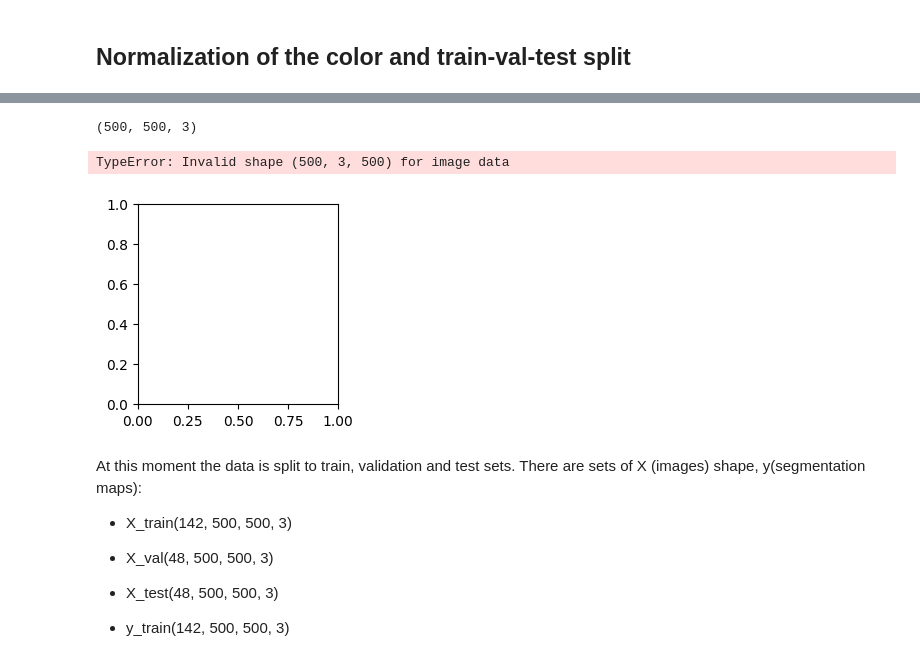
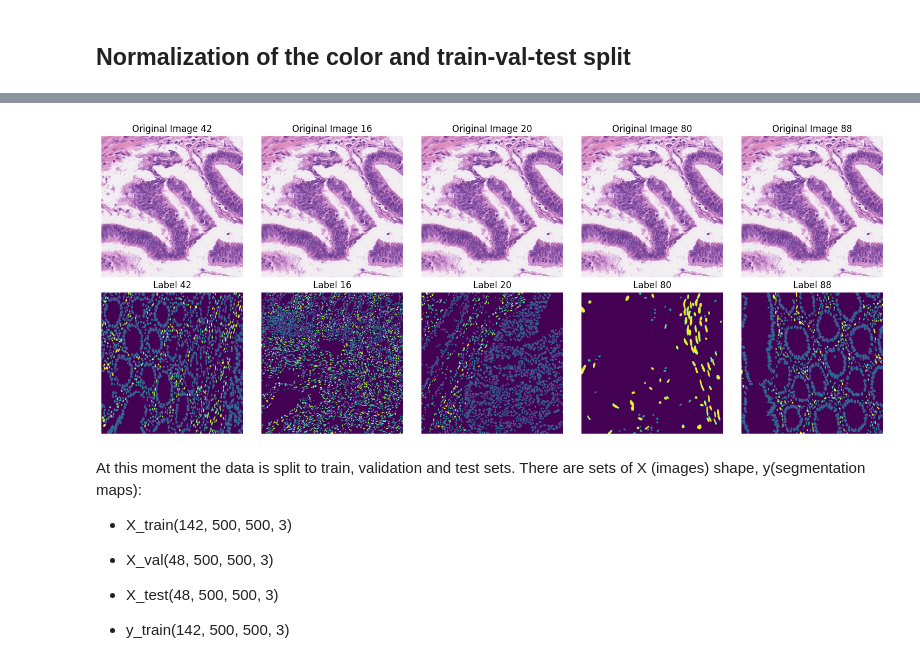
Before and after one commit to xnagya/NSIETE, a Jupyter notebook: zadanie2/EDA+data_preprocessing.ipynb, the cells around one changed output, grey strips where cells are left out. Saved outputs shown, nothing was run; the diff lists cells and outputs as text; code cells hidden in the pictures.

```diff
--- a/zadanie2/EDA+data_preprocessing.ipynb
+++ b/zadanie2/EDA+data_preprocessing.ipynb
@@ -354,39 +381,36 @@ Xshape torch.Size([238, 3, 500, 500])
 # Split the dataset into train, validation, and test sets
 test_size = 30 / 238
 val_size = 30 / 238
 train_size = 1 - (test_size + val_size)
 X_train_val, X_test, y_train_val, y_test = train_test_split(X_norm, y, test_size=test_size, random_state=42)
 X_train, X_val, y_train, y_val = train_test_split(X_train_val, y_train_val, test_size=val_size/(test_size+val_size), random_state=42)
 
 # Define the number of samples to visualize
 num_samples = 5
 
 # Select random indices from the dataset
 indices = np.random.choice(len(X_train), num_samples, replace=False)
 
 # Plot the original images and their corresponding labels
 plt.figure(figsize=(15, 6))
 for i, idx in enumerate(indices):
     # Plot the original image
     plt.subplot(2, num_samples, i + 1)
     # Transpose the numpy array to match the expected format for imshow
-    print(image.shape)
-    plt.imshow(image.transpose((0, 2, 1)))
+    plt.imshow(image)
     plt.title(f'Original Image {idx}')
     plt.axis('off')
 
     # Plot the corresponding label
     plt.subplot(2, num_samples, num_samples + i + 1)
-    plt.imshow(y_train[idx].transpose((0, 2, 1)), cmap='viridis')
+    plt.imshow(y_train[idx], cmap='viridis')
     plt.title(f'Label {idx}')
     plt.axis('off')
 
 plt.tight_layout()
 plt.show()
 # %% [output]
-(500, 500, 3)
-TypeError: Invalid shape (500, 3, 500) for image data
-[figure, old version]
+[figure, new version]
 # %%
 x.shape, y.shape
 # %%
```
Also changed, not shown: parts of 4 cells of this notebook.
